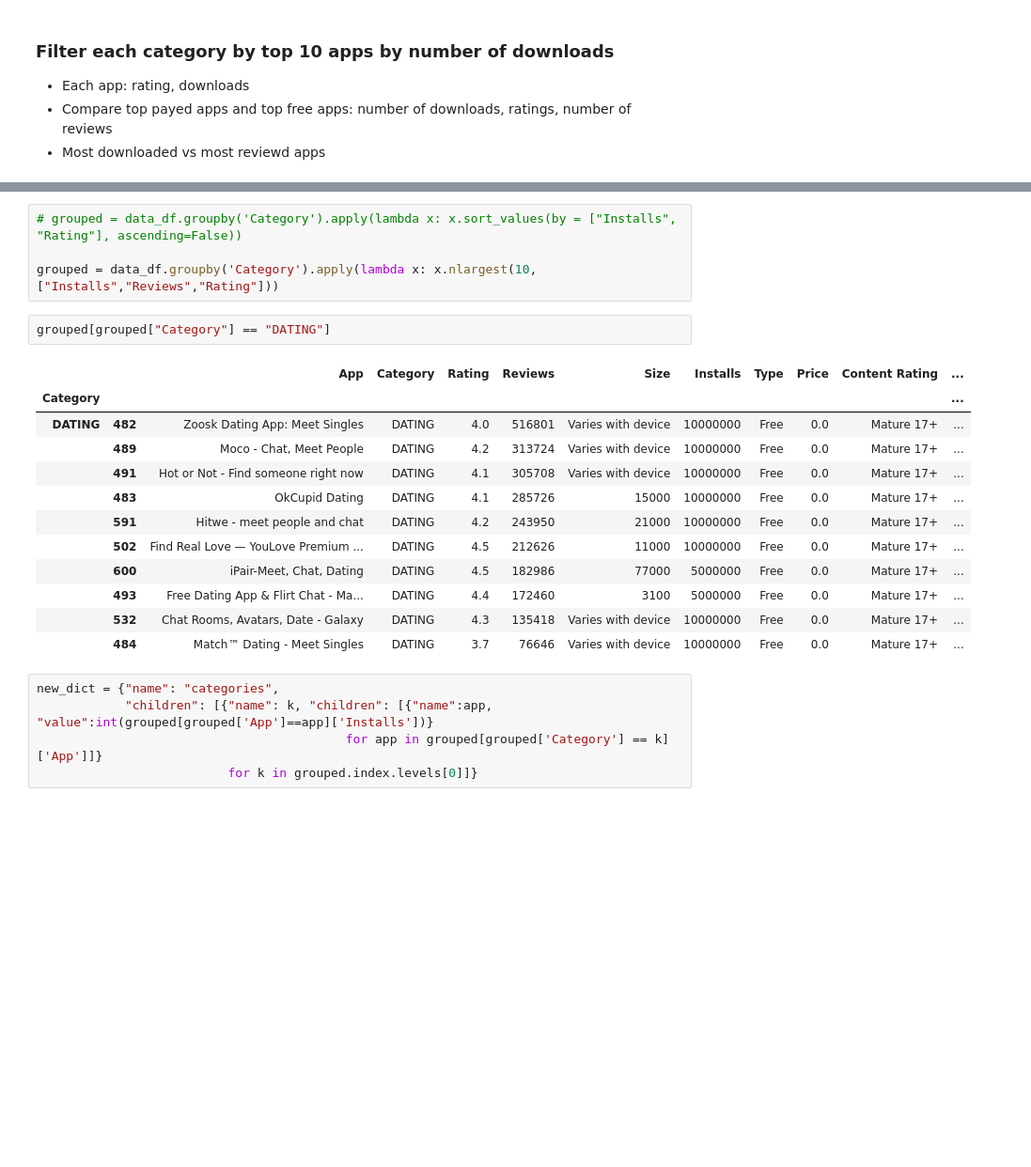
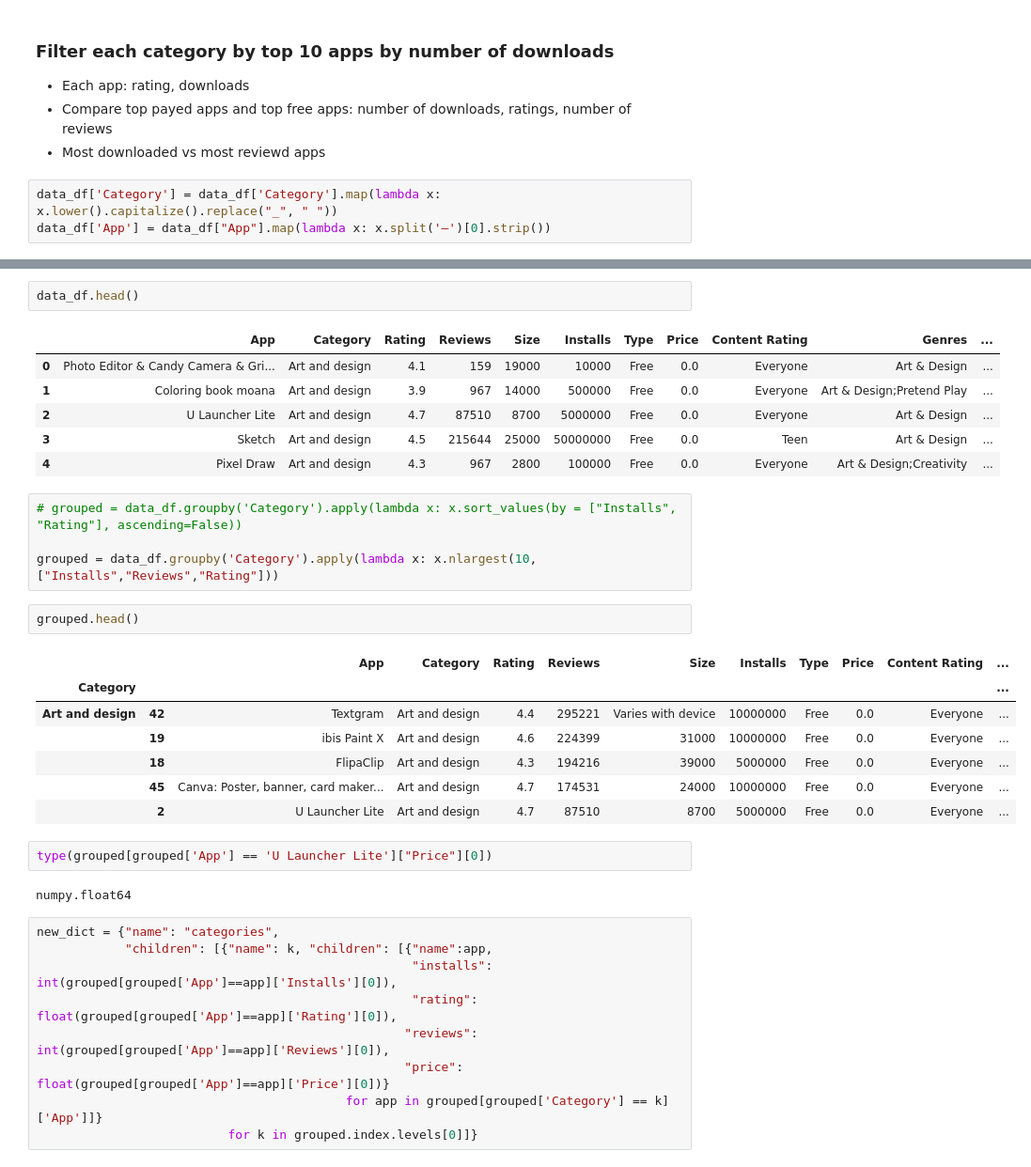
Before and after one commit to modelobootcamp/Project-3, a Jupyter notebook: Olesya/data_cleaning.ipynb, the cells around one changed output, grey strips where cells are left out. Shown at 94% size. Cells and saved outputs as stored; diff of their text form; blank space fills up the shorter version.

```diff
--- a/Olesya/data_cleaning.ipynb
+++ b/Olesya/data_cleaning.ipynb
@@ -96,3 +80,6 @@ data_df.describe()
 * Each app: rating, downloads
 * Compare top payed apps and top free apps: number of downloads, ratings, number of reviews
 * Most downloaded vs most reviewd apps
+# %%
+data_df['Category'] = data_df['Category'].map(lambda x: x.lower().capitalize().replace("_", " "))
+data_df['App'] = data_df["App"].map(lambda x: x.split('–')[0].strip())
@@ -99,24 +96,36 @@ data_df.describe()
+# %%
+data_df.head()
+# %% [output]
+|  | App | Category | Rating | Reviews | Size | Installs | Type | Price | Content Rating | Genres | ... |
+| 0 | Photo Editor & Candy Camera & Gri... | Art and design | 4.1 | 159 | 19000 | 10000 | Free | 0.0 | Everyone | Art & Design | ... |
+| 1 | Coloring book moana | Art and design | 3.9 | 967 | 14000 | 500000 | Free | 0.0 | Everyone | Art & Design;Pretend Play | ... |
+| 2 | U Launcher Lite | Art and design | 4.7 | 87510 | 8700 | 5000000 | Free | 0.0 | Everyone | Art & Design | ... |
+| 3 | Sketch | Art and design | 4.5 | 215644 | 25000 | 50000000 | Free | 0.0 | Teen | Art & Design | ... |
+| 4 | Pixel Draw | Art and design | 4.3 | 967 | 2800 | 100000 | Free | 0.0 | Everyone | Art & Design;Creativity | ... |
 # %%
 # grouped = data_df.groupby('Category').apply(lambda x: x.sort_values(by = ["Installs", "Rating"], ascending=False))
 
 grouped = data_df.groupby('Category').apply(lambda x: x.nlargest(10, ["Installs","Reviews","Rating"]))
-# %%
-grouped[grouped["Category"] == "DATING"]
-# %% [output]
-|  |  | App | Category | Rating | Reviews | Size | Installs | Type | Price | Content Rating | ... |
-| Category |  |  |  |  |  |  |  |  |  |  | ... |
-| DATING | 482 | Zoosk Dating App: Meet Singles | DATING | 4.0 | 516801 | Varies with device | 10000000 | Free | 0.0 | Mature 17+ | ... |
-|  | 489 | Moco - Chat, Meet People | DATING | 4.2 | 313724 | Varies with device | 10000000 | Free | 0.0 | Mature 17+ | ... |
-|  | 491 | Hot or Not - Find someone right now | DATING | 4.1 | 305708 | Varies with device | 10000000 | Free | 0.0 | Mature 17+ | ... |
-|  | 483 | OkCupid Dating | DATING | 4.1 | 285726 | 15000 | 10000000 | Free | 0.0 | Mature 17+ | ... |
-|  | 591 | Hitwe - meet people and chat | DATING | 4.2 | 243950 | 21000 | 10000000 | Free | 0.0 | Mature 17+ | ... |
-|  | 502 | Find Real Love — YouLove Premium ... | DATING | 4.5 | 212626 | 11000 | 10000000 | Free | 0.0 | Mature 17+ | ... |
-|  | 600 | iPair-Meet, Chat, Dating | DATING | 4.5 | 182986 | 77000 | 5000000 | Free | 0.0 | Mature 17+ | ... |
-|  | 493 | Free Dating App & Flirt Chat - Ma... | DATING | 4.4 | 172460 | 3100 | 5000000 | Free | 0.0 | Mature 17+ | ... |
-|  | 532 | Chat Rooms, Avatars, Date - Galaxy | DATING | 4.3 | 135418 | Varies with device | 10000000 | Free | 0.0 | Mature 17+ | ... |
-|  | 484 | Match™ Dating - Meet Singles | DATING | 3.7 | 76646 | Varies with device | 10000000 | Free | 0.0 | Mature 17+ | ... |
+# %%
+grouped.head()
+# %% [output]
+|  |  | App | Category | Rating | Reviews | Size | Installs | Type | Price | Content Rating | ... |
+| Category |  |  |  |  |  |  |  |  |  |  | ... |
+| Art and design | 42 | Textgram | Art and design | 4.4 | 295221 | Varies with device | 10000000 | Free | 0.0 | Everyone | ... |
+|  | 19 | ibis Paint X | Art and design | 4.6 | 224399 | 31000 | 10000000 | Free | 0.0 | Everyone | ... |
+|  | 18 | FlipaClip | Art and design | 4.3 | 194216 | 39000 | 5000000 | Free | 0.0 | Everyone | ... |
+|  | 45 | Canva: Poster, banner, card maker... | Art and design | 4.7 | 174531 | 24000 | 10000000 | Free | 0.0 | Everyone | ... |
+|  | 2 | U Launcher Lite | Art and design | 4.7 | 87510 | 8700 | 5000000 | Free | 0.0 | Everyone | ... |
+# %%
+type(grouped[grouped['App'] == 'U Launcher Lite']["Price"][0])
+# %% [output]
+numpy.float64
 # %%
 new_dict = {"name": "categories",
-            "children": [{"name": k, "children": [{"name":app, "value":int(grouped[grouped['App']==app]['Installs'])}
+            "children": [{"name": k, "children": [{"name":app,
+                                                   "installs": int(grouped[grouped['App']==app]['Installs'][0]),
+                                                   "rating": float(grouped[grouped['App']==app]['Rating'][0]),
+                                                  "reviews": int(grouped[grouped['App']==app]['Reviews'][0]),
+                                                  "price": float(grouped[grouped['App']==app]['Price'][0])}
                                           for app in grouped[grouped['Category'] == k]['App']]}
                           for k in grouped.index.levels[0]]}
```
Also changed, not shown: parts of 7 cells of this notebook, 3 other files.
